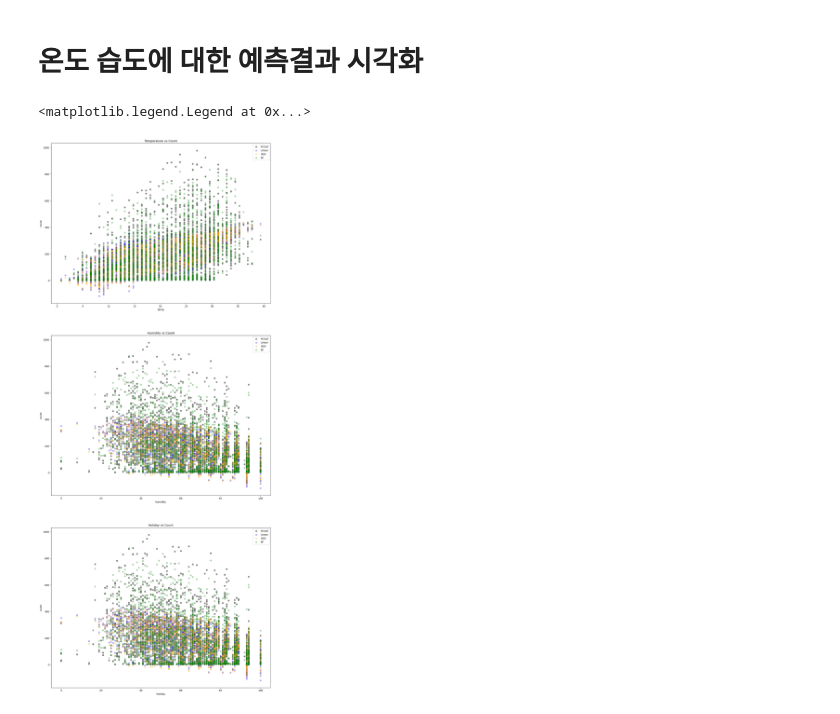
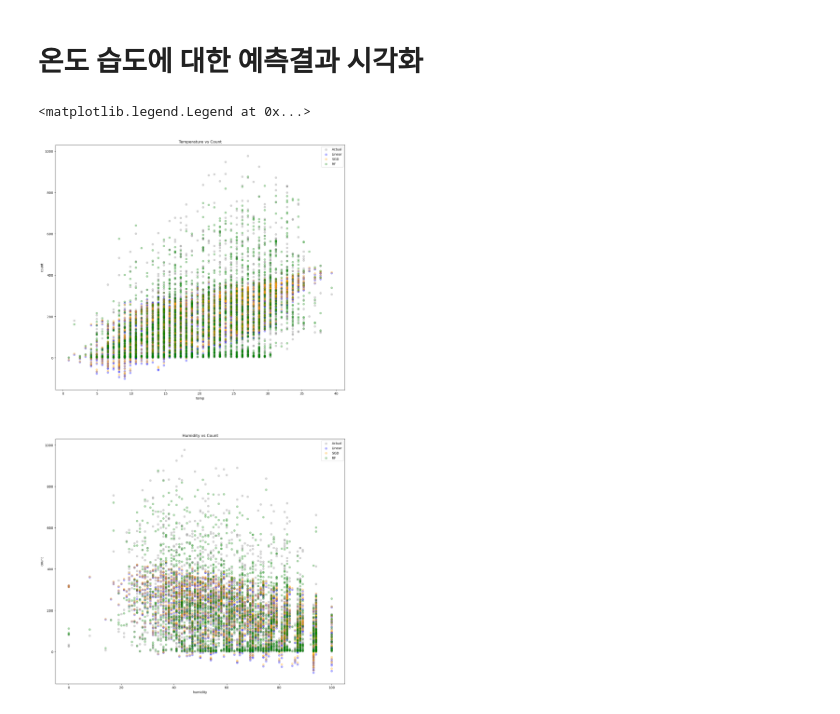
Before and after one commit to ohmanbo/AIFFEL_quest_eng, a Jupyter notebook: Data_Analysis/DA01/Project_DA_01.ipynb, the cells around one changed output. Drawn from its saved outputs; the diff is of its cells as text; code cells hidden in the pictures.

```diff
--- a/Data_Analysis/DA01/Project_DA_01.ipynb
+++ b/Data_Analysis/DA01/Project_DA_01.ipynb
@@ -740,38 +740,28 @@ plt.show()
 # %% [markdown]
 # 온도 습도에 대한 예측결과 시각화
 # %%
-fig, axs = plt.subplots(3, 1, figsize=(16, 40))
+fig, axs = plt.subplots(2, 1, figsize=(16, 30))
 
 # temp vs count 시각화
-axs[0].scatter(X_test['temp'], y_test, color='grey', label='Actual')
+axs[0].scatter(X_test['temp'], y_test, color='grey', label='Actual', alpha=0.3)
 axs[0].scatter(X_test['temp'], y_pred, color='blue', label='Linear', alpha=0.3)
 axs[0].scatter(X_test['temp'], y_pred_sgd, color='orange', label='SGD', alpha=0.3)
 axs[0].scatter(X_test['temp'], y_pred_rf, color='green', label='RF', alpha=0.3)
 axs[0].set_xlabel('temp')
 axs[0].set_ylabel('count')
 axs[0].set_title('Temperature vs Count')
 axs[0].legend()
 
 # humidity vs count 시각화
-axs[1].scatter(X_test['humidity'], y_test, color='grey', label='Actual')
+axs[1].scatter(X_test['humidity'], y_test, color='grey', label='Actual', alpha=0.3)
 axs[1].scatter(X_test['humidity'], y_pred, color='blue', label='Linear', alpha=0.3)
 axs[1].scatter(X_test['humidity'], y_pred_sgd, color='orange', label='SGD', alpha=0.3)
 axs[1].scatter(X_test['humidity'], y_pred_rf, color='green', label='RF', alpha=0.3)
 axs[1].set_xlabel('humidity')
 axs[1].set_ylabel('count')
 axs[1].set_title('Humidity vs Count')
 axs[1].legend()
-
-# holiday vs count 시각화
-axs[2].scatter(X_test['humidity'], y_test, color='grey', label='Actual')
-axs[2].scatter(X_test['humidity'], y_pred, color='blue', label='Linear', alpha=0.3)
-axs[2].scatter(X_test['humidity'], y_pred_sgd, color='orange', label='SGD', alpha=0.3)
-axs[2].scatter(X_test['humidity'], y_pred_rf, color='green', label='RF', alpha=0.3)
-axs[2].set_xlabel('holiday')
-axs[2].set_ylabel('count')
-axs[2].set_title('Holiday vs Count')
-axs[2].legend()
 # %% [output]
 <matplotlib.legend.Legend at 0x...>
-[figure, old version]
+[figure, new version]
 # %%
```
Also changed, not shown: parts of 1 cell of this notebook.
